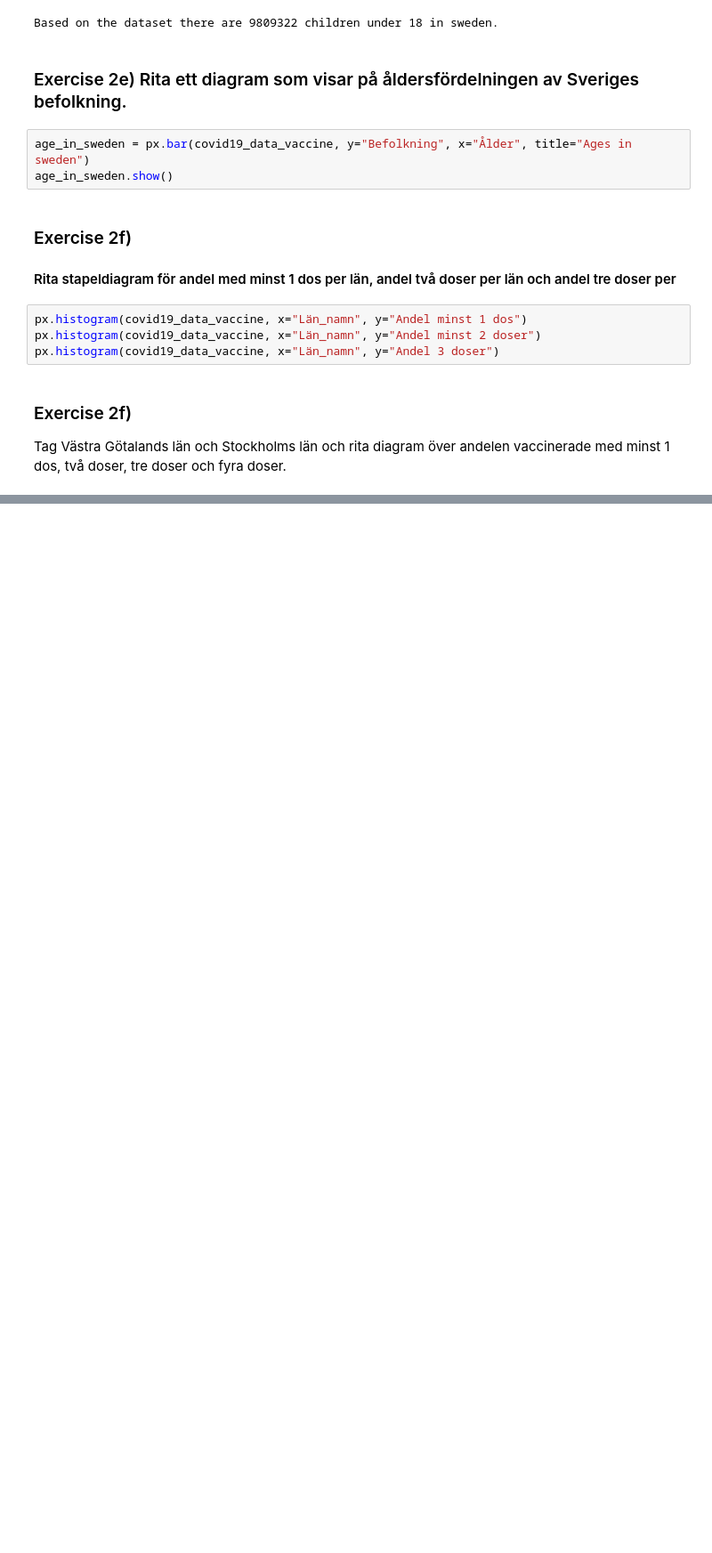
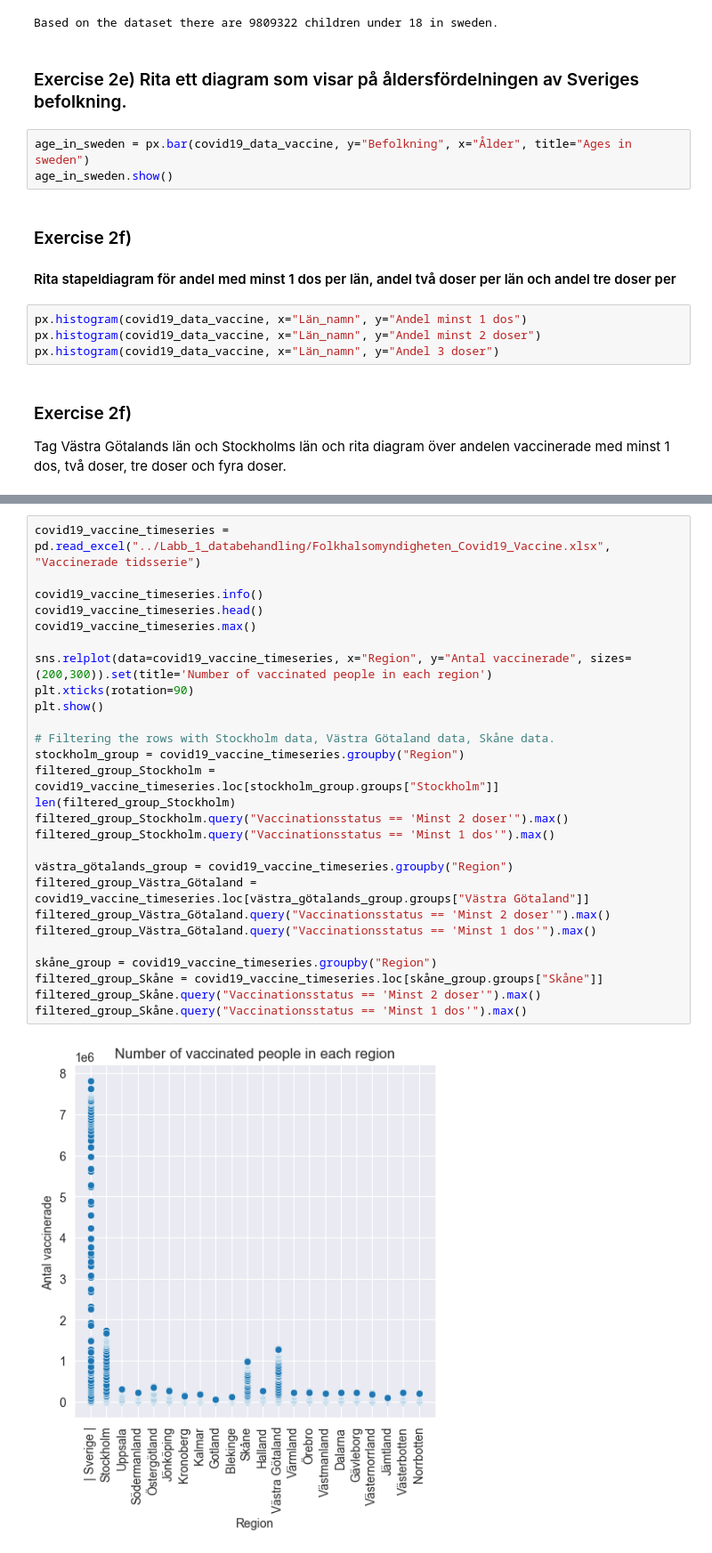
Before and after one commit to Jenniferola/Databehandling-Jennifer-Olausson, a Jupyter notebook: Labb_1_databehandling/main.ipynb, the cells around one changed output, grey strips where cells are left out. Shown at 89% size. Cells and saved outputs as stored; diff of their text form; blank space fills up the shorter version.

```diff
--- a/Labb_1_databehandling/main.ipynb
+++ b/Labb_1_databehandling/main.ipynb
@@ -263,0 +394,29 @@ v_group
+# %%
+covid19_vaccine_timeseries = pd.read_excel("../Labb_1_databehandling/Folkhalsomyndigheten_Covid19_Vaccine.xlsx", "Vaccinerade tidsserie")
+
+covid19_vaccine_timeseries.info()
+covid19_vaccine_timeseries.head()
+covid19_vaccine_timeseries.max()
+
+sns.relplot(data=covid19_vaccine_timeseries, x="Region", y="Antal vaccinerade", sizes= (200,300)).set(title='Number of vaccinated people in each region')
+plt.xticks(rotation=90)
+plt.show()
+
+# Filtering the rows with Stockholm data, Västra Götaland data, Skåne data.
+stockholm_group = covid19_vaccine_timeseries.groupby("Region")
+filtered_group_Stockholm = covid19_vaccine_timeseries.loc[stockholm_group.groups["Stockholm"]]
+len(filtered_group_Stockholm)
+filtered_group_Stockholm.query("Vaccinationsstatus == 'Minst 2 doser'").max()
+filtered_group_Stockholm.query("Vaccinationsstatus == 'Minst 1 dos'").max()
+
+västra_götalands_group = covid19_vaccine_timeseries.groupby("Region")
+filtered_group_Västra_Götaland = covid19_vaccine_timeseries.loc[västra_götalands_group.groups["Västra Götaland"]]
+filtered_group_Västra_Götaland.query("Vaccinationsstatus == 'Minst 2 doser'").max()
+filtered_group_Västra_Götaland.query("Vaccinationsstatus == 'Minst 1 dos'").max()
+
+skåne_group = covid19_vaccine_timeseries.groupby("Region")
+filtered_group_Skåne = covid19_vaccine_timeseries.loc[skåne_group.groups["Skåne"]]
+filtered_group_Skåne.query("Vaccinationsstatus == 'Minst 2 doser'").max()
+filtered_group_Skåne.query("Vaccinationsstatus == 'Minst 1 dos'").max()
+# %% [output]
+[figure, added]
```
Also changed, not shown: parts of 16 cells of this notebook.
